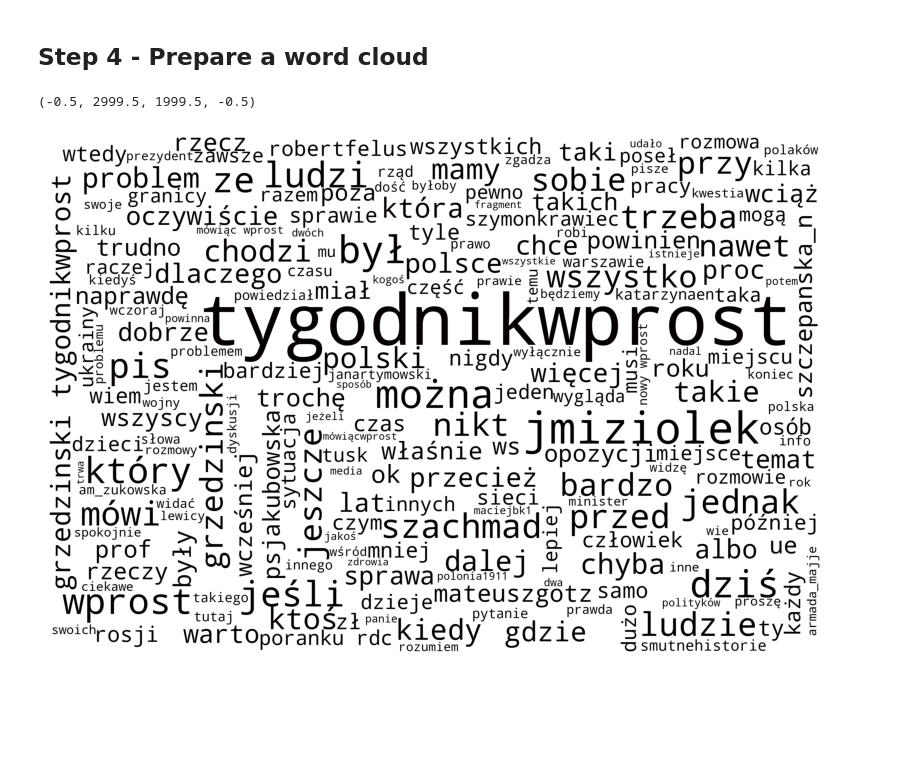
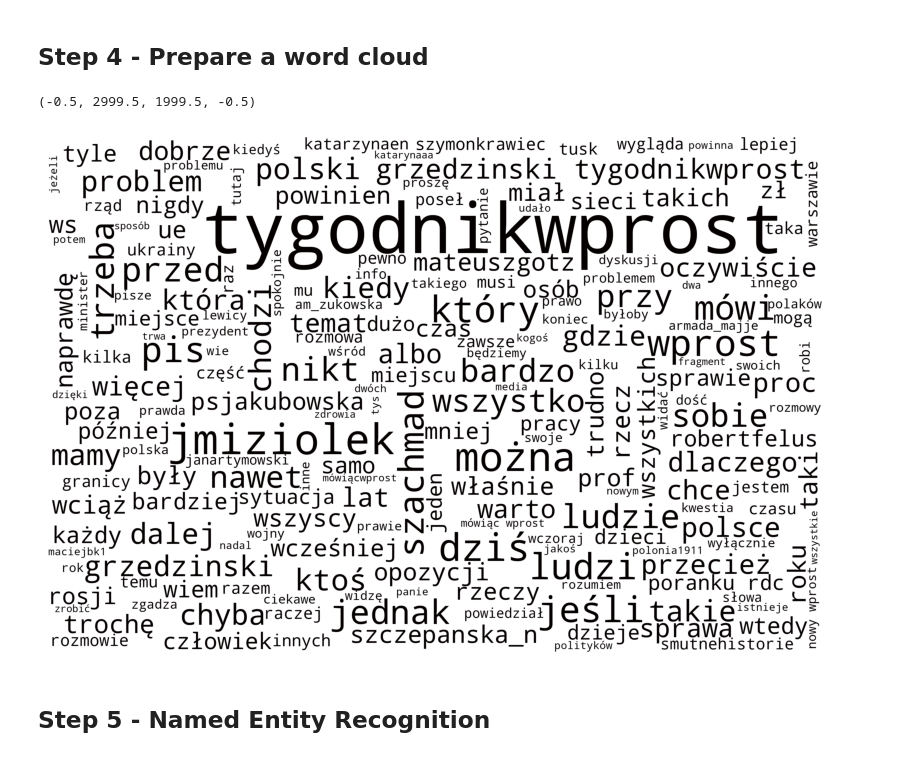
Before and after one commit to elszczepano/master-thesis-automation, a Jupyter notebook: notebooks/Semantic Content Analysis.ipynb, the cells around one changed output. Saved outputs shown, nothing was run; the diff lists cells and outputs as text; code cells hidden in the pictures; blank space fills up the shorter version.

```diff
--- a/notebooks/Semantic Content Analysis.ipynb
+++ b/notebooks/Semantic Content Analysis.ipynb
@@ -76,34 +76,37 @@ skip_words = [
     'ich', 'go', 'pod', 'nad', 'ten', 'ja', 'nic', 'gdyby', 'bez', 'nich', 'pan', 'pani', 'im', 'tak', 'też', 'że',
     'ci', 'tę' ,'te', 'bo', 'dlatego', 'ponieważ', 'oraz', 'gdyż', 'u', 'coś', 'mnie', 'niż', 'jaka', 'gdy', 'się',
     'aby', 'żeby', 'by', 'oby', 'tych', 'tam', 'tu', 'które', 'której', 'którego', 'którym', 'ile', 'mam', 'ta',
-    'jest', 'sam', 'niby', 'którzy', 'których', 'oni', 'jakieś', 'teraz', 'będzie', 'tym', 'było', 'przez', 'tylko', 'je',
-    'wiele', 'nas', 'da', 'była', 'będą', 'np', 'nim', 'mi', 'itd', 'nam',
+    'jest', 'sam', 'niby', 'którzy', 'których', 'oni', 'jakieś', 'teraz', 'będzie', 'tym', 'było', 'przez', 'tylko',
+    'je', 'wiele', 'nas', 'da', 'była', 'będą', 'np', 'nim', 'mi', 'itd', 'nam', 'i', 'ok', 'był', 'to', 'a', 'ty',
+    'czym', 'jeszcze', 'ze'
 ]
 
 merged_tweets = separator.join(tweets).lower()
 
 merged_tweets = re.sub(r'http\S+', '', merged_tweets)
 
 words = merged_tweets.split()
 
 trimmed_words = list()
 
 for word in words:
     word = re.sub('\W+','', word)
     if word not in skip_words and not word.startswith('@'):
         trimmed_words.append( word )
 
 text = ' '.join(trimmed_words)
 
 wordcloud = WordCloud(background_color="white", width=3000, height=2000).generate(text)
 
 wordcloud.recolor(color_func = black_color_func)
 
 plt.figure(figsize=[10, 15])
 
 plt.imshow(wordcloud)
 
 plt.axis("off")
 # %% [output]
 (-0.5, 2999.5, 1999.5, -0.5)
-[figure, old version]
+[figure, new version]
+# %% [markdown]
+## Step 5 - Named Entity Recognition
```
Also changed, not shown: parts of 6 cells of this notebook.
